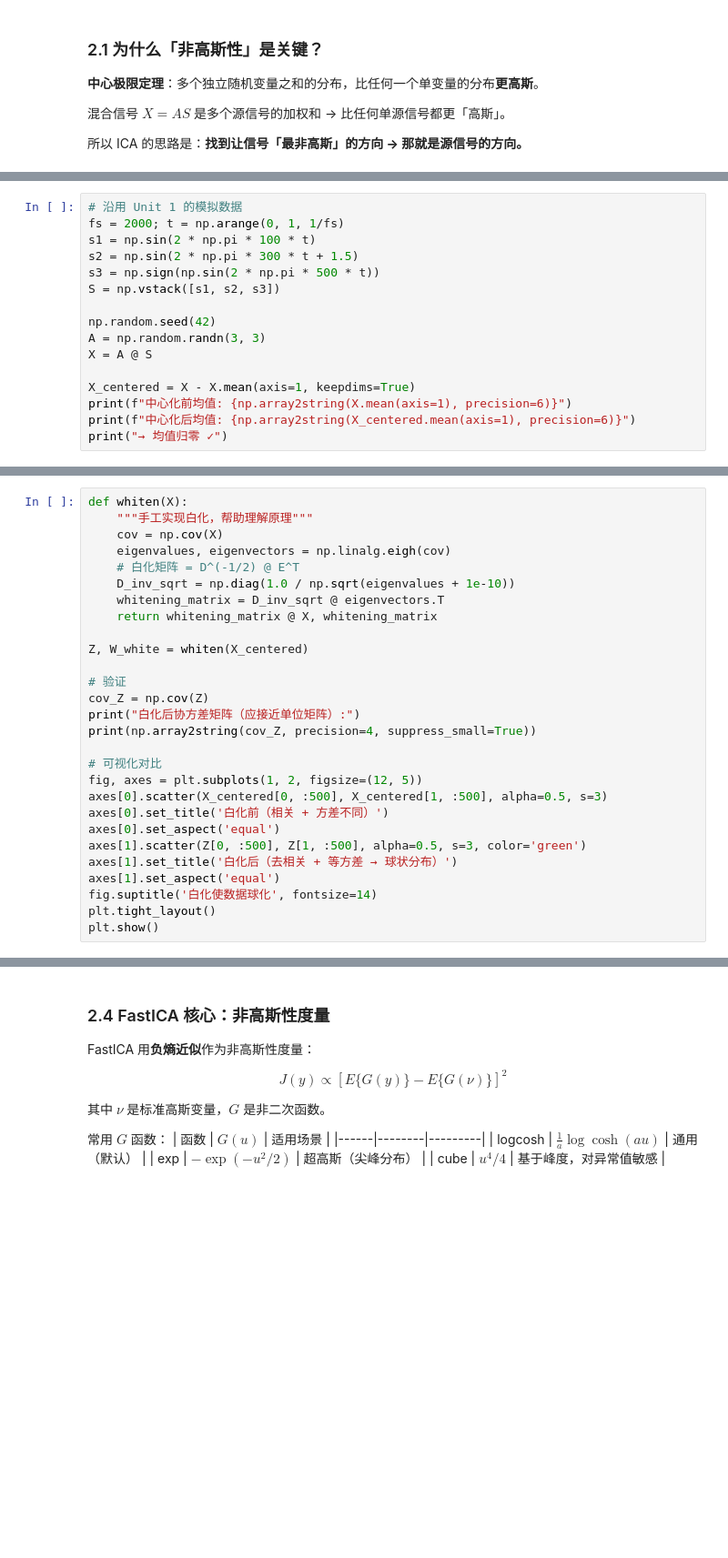
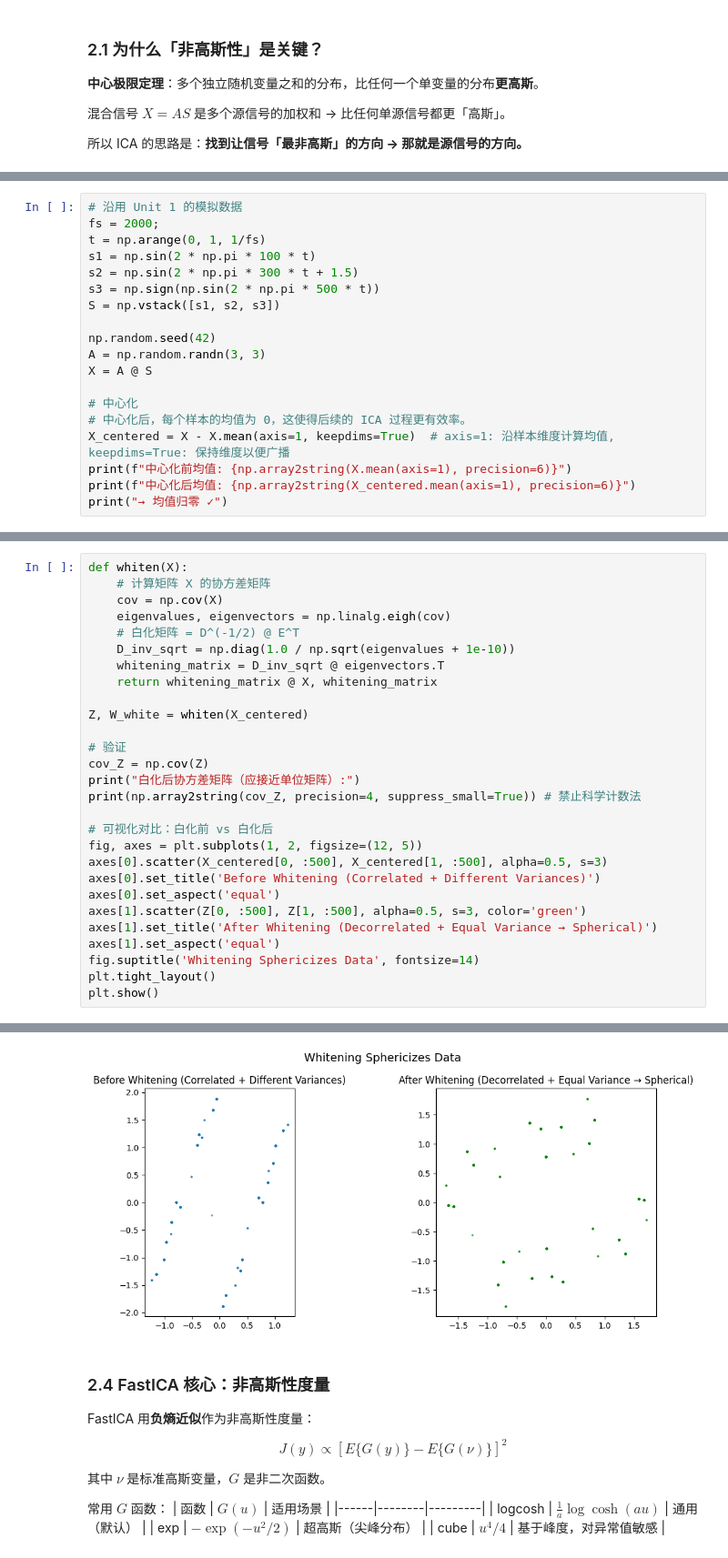
Before and after one commit to usstziyi/eeg_ica_learning, a Jupyter notebook: notebooks/unit2_fastica_theory.ipynb, the cells around one changed output, grey strips where cells are left out. Shown at 91% size. Drawn from its saved outputs; the diff is of its cells as text; blank space fills up the shorter version.

```diff
--- a/notebooks/unit2_fastica_theory.ipynb
+++ b/notebooks/unit2_fastica_theory.ipynb
@@ -47,6 +60,7 @@ print("关键：混合信号峰度 → 0（更高斯），ICA 通过最大化非
 # %%
 # 沿用 Unit 1 的模拟数据
-fs = 2000; t = np.arange(0, 1, 1/fs)
+fs = 2000;
+t = np.arange(0, 1, 1/fs)
 s1 = np.sin(2 * np.pi * 100 * t)
 s2 = np.sin(2 * np.pi * 300 * t + 1.5)
 s3 = np.sign(np.sin(2 * np.pi * 500 * t))
@@ -56,7 +70,9 @@ np.random.seed(42)
 A = np.random.randn(3, 3)
 X = A @ S
 
-X_centered = X - X.mean(axis=1, keepdims=True)
+# 中心化
+# 中心化后，每个样本的均值为 0，这使得后续的 ICA 过程更有效率。
+X_centered = X - X.mean(axis=1, keepdims=True)  # axis=1: 沿样本维度计算均值, keepdims=True: 保持维度以便广播
 print(f"中心化前均值: {np.array2string(X.mean(axis=1), precision=6)}")
 print(f"中心化后均值: {np.array2string(X_centered.mean(axis=1), precision=6)}")
 print("→ 均值归零 ✓")
@@ -72,6 +100,6 @@ $$E[Z Z^T] = I$$
 # %%
 def whiten(X):
-    """手工实现白化，帮助理解原理"""
+    # 计算矩阵 X 的协方差矩阵
     cov = np.cov(X)
     eigenvalues, eigenvectors = np.linalg.eigh(cov)
     # 白化矩阵 = D^(-1/2) @ E^T
@@ -84,16 +112,17 @@ Z, W_white = whiten(X_centered)
 # 验证
 cov_Z = np.cov(Z)
 print("白化后协方差矩阵（应接近单位矩阵）:")
-print(np.array2string(cov_Z, precision=4, suppress_small=True))
+print(np.array2string(cov_Z, precision=4, suppress_small=True)) # 禁止科学计数法
 
-# 可视化对比
+# 可视化对比：白化前 vs 白化后
 fig, axes = plt.subplots(1, 2, figsize=(12, 5))
 axes[0].scatter(X_centered[0, :500], X_centered[1, :500], alpha=0.5, s=3)
-axes[0].set_title('白化前（相关 + 方差不同）')
+axes[0].set_title('Before Whitening (Correlated + Different Variances)')
 axes[0].set_aspect('equal')
 axes[1].scatter(Z[0, :500], Z[1, :500], alpha=0.5, s=3, color='green')
-axes[1].set_title('白化后（去相关 + 等方差 → 球状分布）')
+axes[1].set_title('After Whitening (Decorrelated + Equal Variance → Spherical)')
 axes[1].set_aspect('equal')
-fig.suptitle('白化使数据球化', fontsize=14)
+fig.suptitle('Whitening Sphericizes Data', fontsize=14)
 plt.tight_layout()
 plt.show()
+# %% [output]
@@ -100,3 +133,4 @@ plt.show()
+[figure, added]
 # %% [markdown]
 ### 2.4 FastICA 核心：非高斯性度量
 
```
Also changed, not shown: parts of 10 cells of this notebook, 11 other files.
